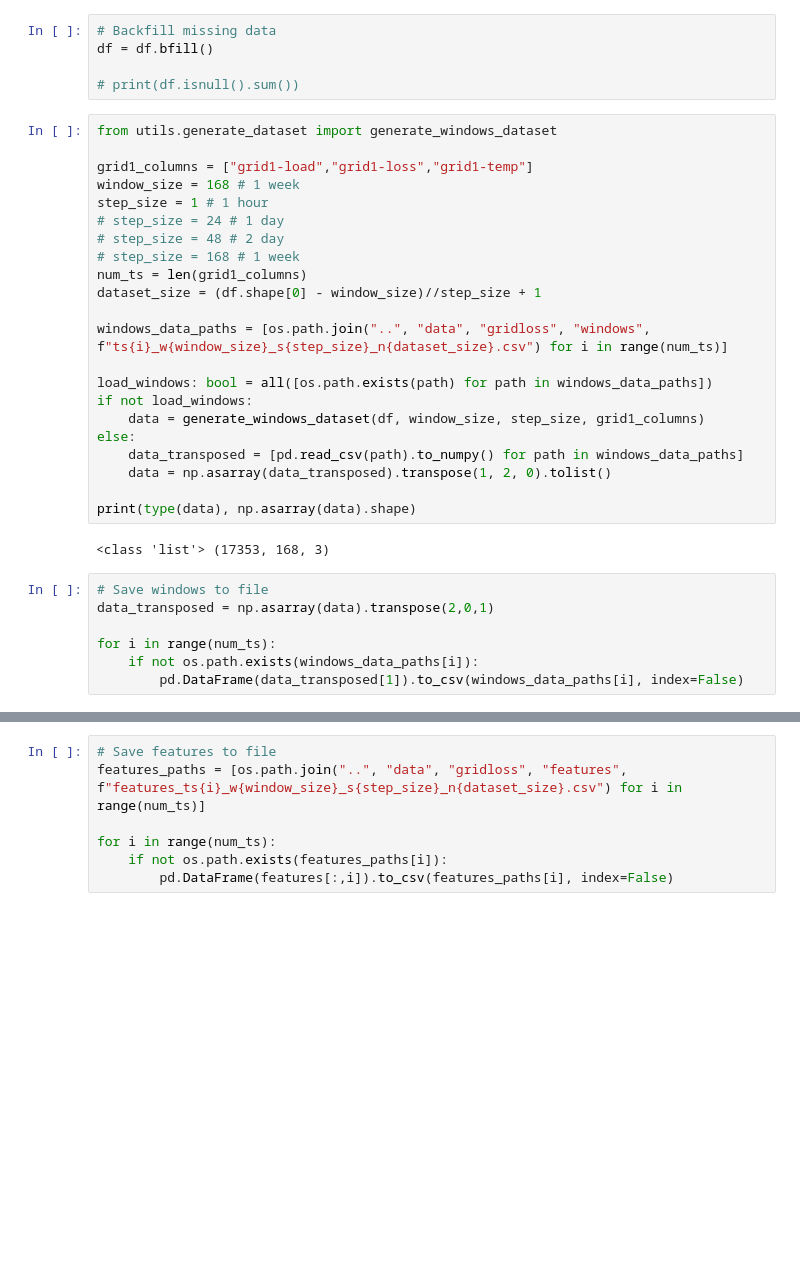
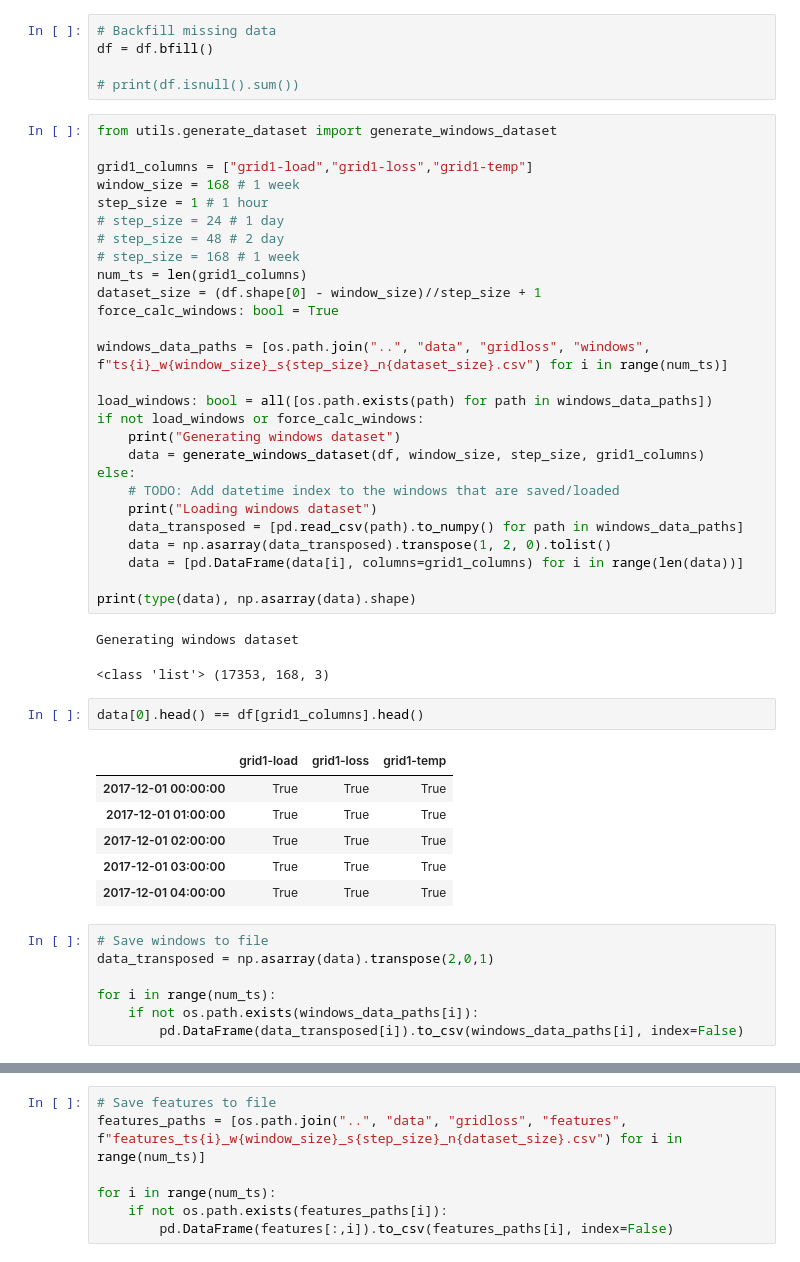
Before and after one commit to Mesterne/BEAST, a Jupyter notebook: notebooks/mts_pca.ipynb, the cells around one changed output, grey strips where cells are left out. Drawn from its saved outputs; the diff is of its cells as text; blank space fills up the shorter version.

Commit message:
WIP: Adds saving/loading for ts windows

```diff
--- a/notebooks/mts_pca.ipynb
+++ b/notebooks/mts_pca.ipynb
@@ -50,26 +50,41 @@ step_size = 1 # 1 hour
 # step_size = 168 # 1 week
 num_ts = len(grid1_columns)
 dataset_size = (df.shape[0] - window_size)//step_size + 1
+force_calc_windows: bool = True
 
 windows_data_paths = [os.path.join("..", "data", "gridloss", "windows", f"ts{i}_w{window_size}_s{step_size}_n{dataset_size}.csv") for i in range(num_ts)]
 
 load_windows: bool = all([os.path.exists(path) for path in windows_data_paths])
-if not load_windows:
+if not load_windows or force_calc_windows:
+    print("Generating windows dataset")
     data = generate_windows_dataset(df, window_size, step_size, grid1_columns)
 else:
+    # TODO: Add datetime index to the windows that are saved/loaded
+    print("Loading windows dataset")
     data_transposed = [pd.read_csv(path).to_numpy() for path in windows_data_paths]
     data = np.asarray(data_transposed).transpose(1, 2, 0).tolist()
+    data = [pd.DataFrame(data[i], columns=grid1_columns) for i in range(len(data))]
 
 print(type(data), np.asarray(data).shape)
 # %% [output]
-<class 'list'> (17353, 168, 3)
+Generating windows dataset
+<class 'list'> (17353, 168, 3)
+# %%
+data[0].head() == df[grid1_columns].head()
+# %% [output]
+|  | grid1-load | grid1-loss | grid1-temp |
+| 2017-12-01 00:00:00 | True | True | True |
+| 2017-12-01 01:00:00 | True | True | True |
+| 2017-12-01 02:00:00 | True | True | True |
+| 2017-12-01 03:00:00 | True | True | True |
+| 2017-12-01 04:00:00 | True | True | True |
 # %%
 # Save windows to file
 data_transposed = np.asarray(data).transpose(2,0,1)
 
 for i in range(num_ts):
     if not os.path.exists(windows_data_paths[i]):
-        pd.DataFrame(data_transposed[1]).to_csv(windows_data_paths[i], index=False)
+        pd.DataFrame(data_transposed[i]).to_csv(windows_data_paths[i], index=False)
 # %%
 from utils.features import decomp_and_features
 
```
Also changed, not shown: parts of 1 cell of this notebook, 1 other file.
